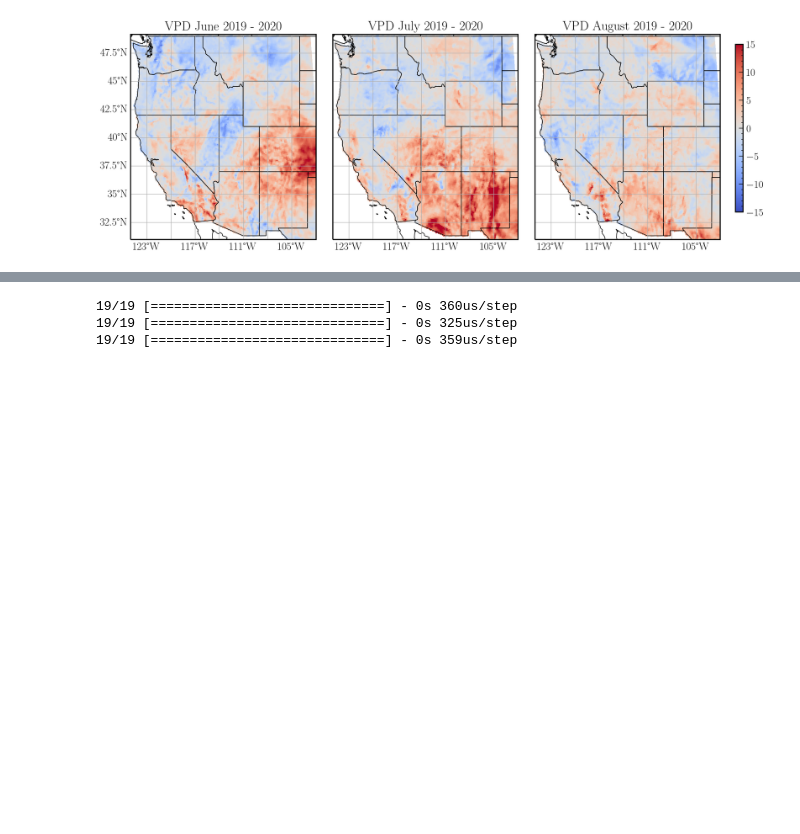
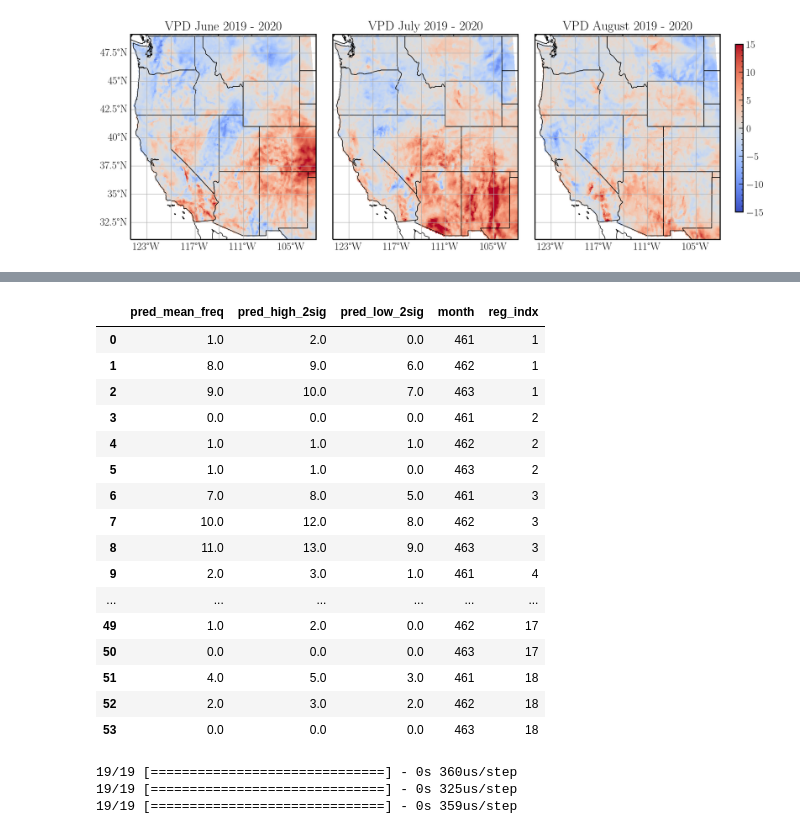
Before and after one commit to jtbuch/SEASFire, a Jupyter notebook: scripts/seas_fire_forecasts.ipynb, the cells around one changed output, grey strips where cells are left out. Saved outputs shown, nothing was run; the diff lists cells and outputs as text; code cells hidden in the pictures; blank space fills up the shorter version.

```diff
--- a/scripts/seas_fire_forecasts.ipynb
+++ b/scripts/seas_fire_forecasts.ipynb
@@ -198,14 +198,16 @@ if not rescale_flag:
 
     X_pred_test_df.loc[:, 'reg_indx']= X_pred_df.reg_indx
     X_pred_test_df.loc[:, 'month']= X_pred_df.month
-    X_pred_test_df= X_pred_test_df.drop(columns=['Solar', 'Ant_Tmax', 'RH', 'Ant_RH', 'RH_min3', 'FFWI_max3', 'Avgprec_4mo', 'Avgprec_2mo', 'AvgVPD_4mo', 'AvgVPD_2mo', \
+    X_pred_test_df= X_pred_test_df.drop(columns=['Solar', 'Ant_Tmax', 'RH', 'Ant_RH', 'RH_min3', 'FFWI_max7', 'Avgprec_4mo', 'Avgprec_2mo', 'AvgVPD_4mo', 'AvgVPD_2mo', \
                                                         'Tmax_max7', 'VPD_max7', 'Tmin_max7', 'Elev', 'Delta_T', 'CAPE', 'Southness'])
 else:
     X_pred_test_df= X_pred_df[X_pred_df.iloc[:, 0:n_features].columns]
     X_pred_test_df.loc[:, 'reg_indx']= X_pred_df.reg_indx
     X_pred_test_df.loc[:, 'month']= X_pred_df.month
-    X_pred_test_df= X_pred_test_df.drop(columns=['Solar', 'Ant_Tmax', 'RH', 'Ant_RH', 'RH_min3', 'FFWI_max3', 'Avgprec_4mo', 'Avgprec_2mo', 'AvgVPD_4mo', 'AvgVPD_2mo', \
+    X_pred_test_df= X_pred_test_df.drop(columns=['Solar', 'Ant_Tmax', 'RH', 'Ant_RH', 'RH_min3', 'FFWI_max7', 'Avgprec_4mo', 'Avgprec_2mo', 'AvgVPD_4mo', 'AvgVPD_2mo', \
                                                         'Tmax_max7', 'VPD_max7', 'Tmin_max7', 'Elev', 'Delta_T', 'CAPE', 'Southness'])
+
+    X_tot_df= clim_df
 # %% [markdown]
 ### Fire probability map
 # %%
@@ -422,9 +406,23 @@ ax2.set_title(r'VPD August 2019 - 2020', fontsize= 22);
+# %%
+freq_id= '08_07_23'
+seed= 654
+start_month= 5
+final_month= 432
+seas_mon_arr= np.sort(np.append(np.append(np.arange(start_month, final_month, 12), np.arange(start_month + 1, final_month, 12)), np.arange(start_month + 2, final_month, 12)))
+mdn_freq_train_ur_df= pd.read_hdf('../sav_files/fire_freq_pred_dfs/mdn_ds_%s'%freq_id + '_mon_fire_freq_%s.h5'%seed)
+mdn_freq_train_ur_df= mdn_freq_train_ur_df.reset_index().rename(columns= {'index': 'month'})
+mdn_freq_train_df= mdn_freq_train_ur_df[mdn_freq_train_ur_df.month.isin(seas_mon_arr)].reset_index(drop= True)
 # %%
-freq_id= '08_04_23'
-seed= 762
 if seed == None:
     mdn_zipd= tf.keras.models.load_model('../sav_files/fire_freq_mods/mdn_ds_%s'%freq_id, custom_objects= {'zipd_loss': zipd_loss, 'zipd_accuracy': zipd_accuracy})
 else:
     mdn_zipd= tf.keras.models.load_model('../sav_files/fire_freq_mods/mdn_ds_rs_%s'%freq_id + '_%s'%seed, custom_objects= {'zipd_loss': zipd_loss, 'zipd_accuracy': zipd_accuracy})
-#mdn_freq_df= grid_freq_predict(X_test_dat= X_pred_test_df, freq_test_df= X_pred_df, n_regs= 18, ml_model= mdn_zipd, start_month= pred_mon_arr[0], final_month= pred_mon_arr[-1] + 1, func_flag= 'zipd', rseed= 87)
-#mdn_freq_df.to_hdf('../sav_files/fire_freq_pred_dfs/mdn_ssf_%s'%freq_id + '_fire_freq_%s.h5'%firemon_pred_flag, key= 'df', mode= 'w')
+mdn_freq_test_df= grid_ssf_freq_predict(X_test_dat= X_pred_test_df, freq_test_df= X_pred_df, n_regs= 18, ml_model= mdn_zipd, func_flag= 'zipd', pred_mon_flag= True, \
+                                                                                                                                        pred_mons= pred_mon_arr, rseed= 87)
+rescale_fac_df= calib_ssf_freq_predict(freq_train_df= mdn_freq_train_df, freq_test_df= mdn_freq_test_df, n_regs= 18, n_train_years= 36, n_pred_mons= 3, \
+                                                                                                                    input_type= 'mean', pred_type= 'mean', regtype= 'spline')
+mdn_freq_test_df['pred_mean_freq']= np.floor(mdn_freq_test_df['pred_mean_freq']*(rescale_fac_df['pred_obs_freq']/rescale_fac_df['pred_freq']))
+mdn_freq_test_df['pred_high_2sig']= np.floor(mdn_freq_test_df['pred_high_2sig']*(rescale_fac_df['pred_obs_freq']/rescale_fac_df['pred_freq']))
+mdn_freq_test_df['pred_low_2sig']= np.floor(mdn_freq_test_df['pred_low_2sig']*(rescale_fac_df['pred_obs_freq']/rescale_fac_df['pred_freq']))
+
+mdn_freq_test_df.to_hdf('../sav_files/fire_freq_pred_dfs/mdn_ssf_%s'%freq_id + '_%d'%seed +  '_fire_freq_%s.h5'%firemon_pred_flag, key= 'df', mode= 'w')
@@ -439,3 +467,23 @@ mdn_freq_df['pred_low_2sig']= np.floor(mdn_freq_df['pred_low_2sig']*freq_scale_f
+# %%
+mdn_freq_test_df
+# %% [output]
+|  | pred_mean_freq | pred_high_2sig | pred_low_2sig | month | reg_indx |
+| 0 | 1.0 | 2.0 | 0.0 | 461 | 1 |
+| 1 | 8.0 | 9.0 | 6.0 | 462 | 1 |
+| 2 | 9.0 | 10.0 | 7.0 | 463 | 1 |
+| 3 | 0.0 | 0.0 | 0.0 | 461 | 2 |
+| 4 | 1.0 | 1.0 | 1.0 | 462 | 2 |
+| 5 | 1.0 | 1.0 | 0.0 | 463 | 2 |
+| 6 | 7.0 | 8.0 | 5.0 | 461 | 3 |
+| 7 | 10.0 | 12.0 | 8.0 | 462 | 3 |
+| 8 | 11.0 | 13.0 | 9.0 | 463 | 3 |
+| 9 | 2.0 | 3.0 | 1.0 | 461 | 4 |
+| ... | ... | ... | ... | ... | ... |
+| 49 | 1.0 | 2.0 | 0.0 | 462 | 17 |
+| 50 | 0.0 | 0.0 | 0.0 | 463 | 17 |
+| 51 | 4.0 | 5.0 | 3.0 | 461 | 18 |
+| 52 | 2.0 | 3.0 | 2.0 | 462 | 18 |
+| 53 | 0.0 | 0.0 | 0.0 | 463 | 18 |
 # %%
 freq_loc_df= grid_freq_loc_predict(X_test_dat= X_pred_test_df, n_regs= 18, ml_model= mdn_zipd, start_month= pred_mon_arr[0], final_month= pred_mon_arr[-1] + 1, rseed= 99) # df of predicted frequency locations averaged over 1000 samples
 freq_loc_df.to_hdf('../sav_files/fire_freq_pred_dfs/freq_ssf_ds_loc_df_%s.h5'%freq_id, key= 'df', mode= 'w')
```
Also changed, not shown: parts of 7 cells of this notebook, 3 other files.
